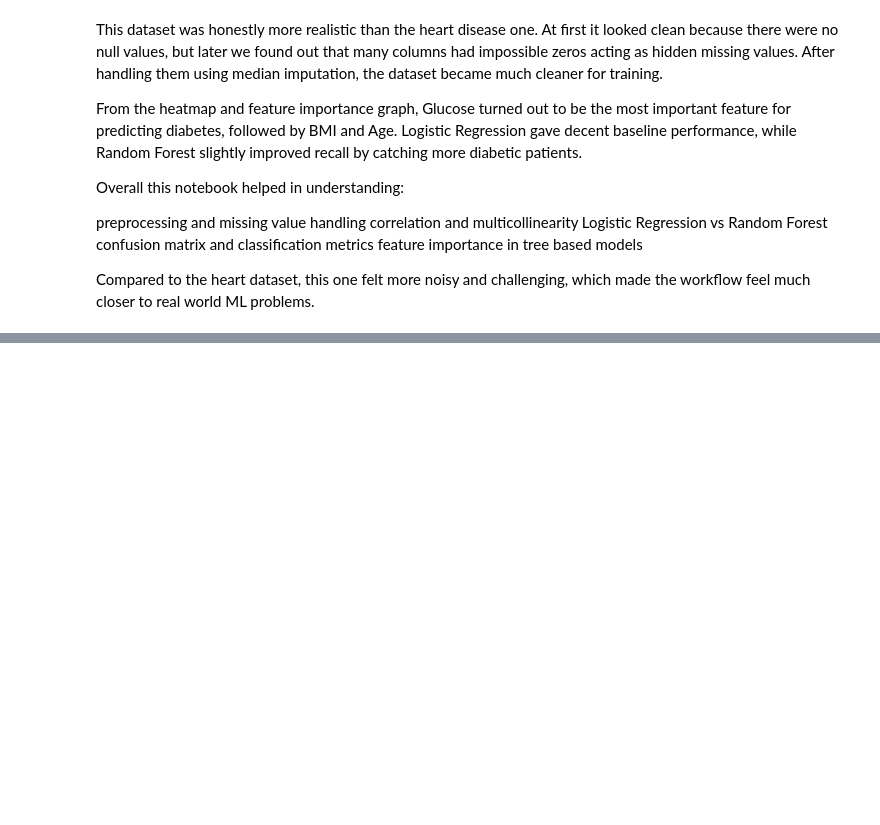
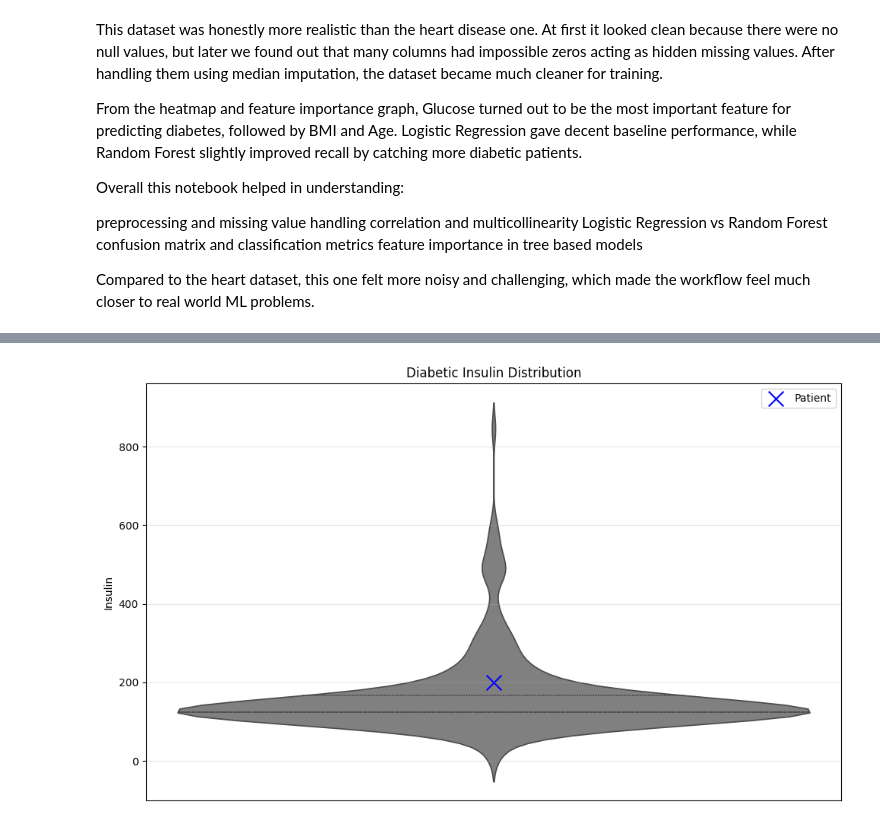
Before and after one commit to TheOnlySG/medical-classification-ml, a Jupyter notebook: Research Notebooks/eda_diabetes.ipynb, the cells around one changed output, grey strips where cells are left out. Cells and saved outputs as stored; diff of their text form; code cells hidden in the pictures; blank space fills up the shorter version.

```diff
--- a/Research Notebooks/eda_diabetes.ipynb
+++ b/Research Notebooks/eda_diabetes.ipynb
@@ -355,0 +433,36 @@ Compared to the heart dataset, this one felt more noisy and challenging, which m
+# %%
+plt.figure(figsize=(10,6))
+
+patient_insulin = 200
+
+sns.violinplot(
+    data = diabetes_df[diabetes_df['Outcome'] == 1],
+    y = 'Insulin',
+    color = 'gray',
+    inner = 'quartile'
+)
+
+plt.scatter(
+    0,
+    patient_insulin,
+    color = 'blue',
+    marker = 'x',
+    s = 200,
+    label = 'Patient'
+)
+
+plt.title('Diabetic Insulin Distribution')
+
+plt.ylabel('Insulin')
+
+plt.xticks([])
+
+plt.legend()
+
+plt.grid(alpha=0.3)
+
+plt.tight_layout()
+
+plt.show()
+# %% [output]
+[figure, added]
```
Also changed, not shown: parts of 4 cells of this notebook, 10 other files.
